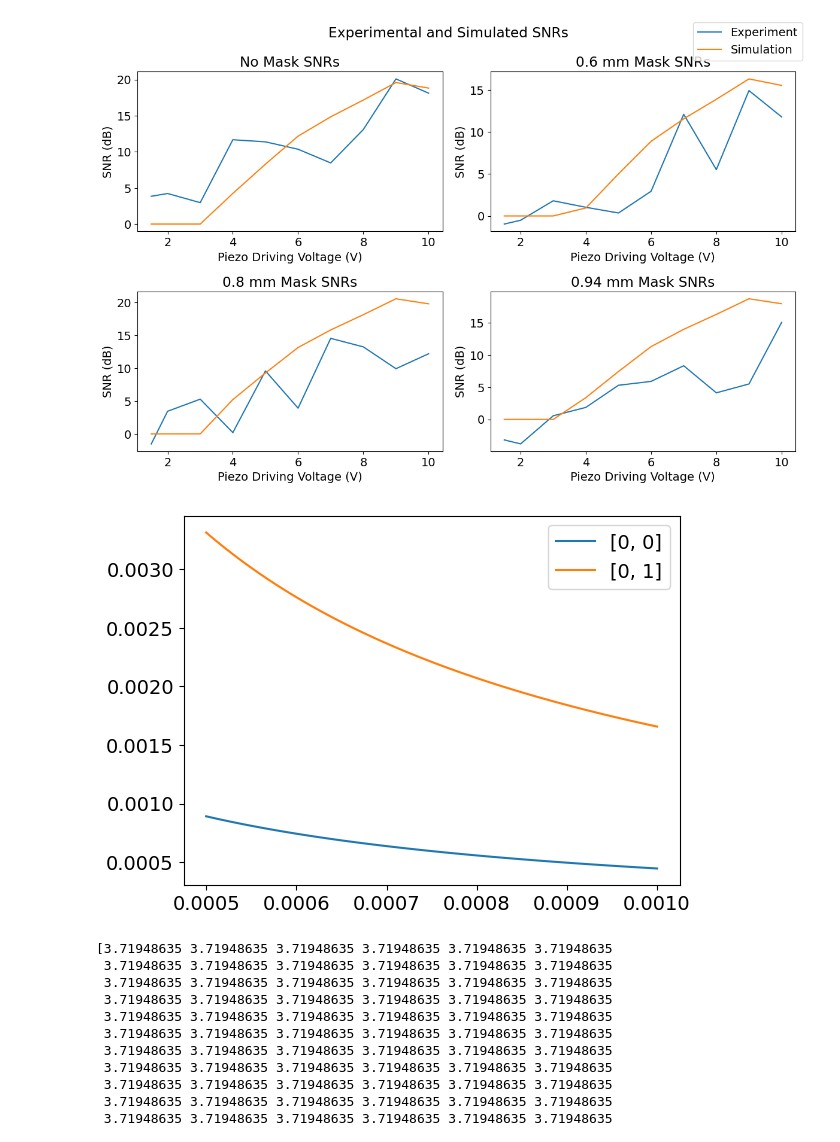
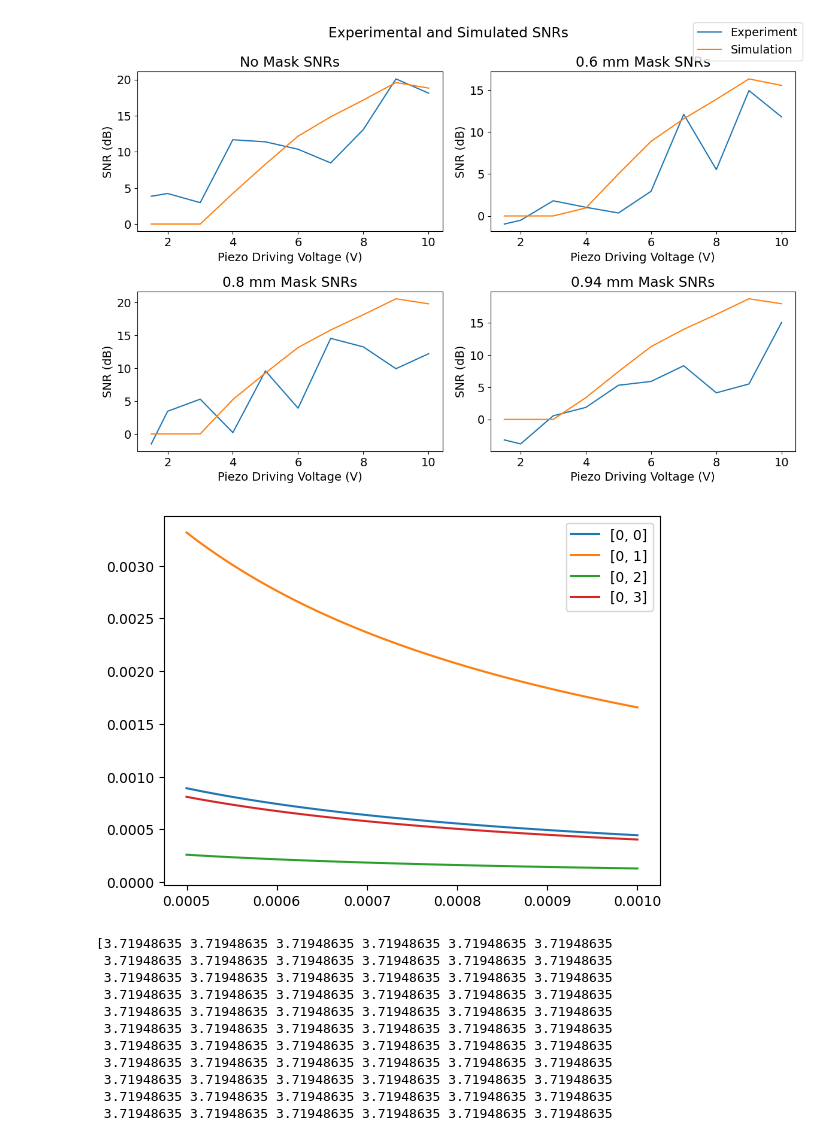
Before and after one commit to morrisonzach/fiber_optic_acoustics, a Jupyter notebook: report_graphs.ipynb, the cells around one changed output. Cells and saved outputs as stored; diff of their text form; code cells hidden in the pictures.

```diff
--- a/report_graphs.ipynb
+++ b/report_graphs.ipynb
@@ -138,4 +145,4 @@ plt.tight_layout(pad = 2)
 voltages = [1.5, 2, 3, 4, 5, 6, 7, 8, 9, 10]
 mask_size = ["no", "0.6mm", "0.8mm", "0.94mm"]
 bundl = syst("laser", [f"../data/20260821/20mW_{mask_size[i]}Mask_{voltages[j]}V/iter_0.tdms" for i in range(len(mask_size)) for j in range(len(voltages))], channel = "X", set_data = True)
-noise = syst("noise", [f"../data/20260821/20mW_{mask_size[i]}Mask_noise/iter0.tdms" for i in range(len(mask_size))], channel = "X", set_data = True)
+noise = syst("noise", [f"../data/20260821/20mW_{mask_size[i]}Mask_noise/iter_0.tdms" for i in range(len(mask_size))], channel = "X", set_data = True)
@@ -681,35 +763,35 @@ def diffmap(mu, r, gap, mode, waist, w, targ_power, mux):
             )
             return x_power * (grad_at_edge * w) * muy
 
     return jax.vmap(diff)(mu)
 
 gaps = np.linspace(0.5e-3, 1e-3, 100)
-modes = [[0, 0], [0, 1]]
+modes = [[0, 0], [0, 1], [0, 2], [0, 3]]
 gaps_diffs_waists = []
 for mode in modes:
     g_d = []
     for gap in gaps:
         if mode == [0, 0]:
             waist = gap
         else:
             waist = gap / 2.134
         targ_power = 20
         mux = 0
         amp = 0.46e-9
         z = 0
         w = waist * jnp.sqrt(1 + jnp.power(z / (jnp.pi * waist * 2 * 1 / 657e-9), 2))
         r = 5 * w
         p = targ_power / (lsum(0, r, gap, mode, waist, w, targ_power, mux) / targ_power)
         # print(p)
         # p = targ_power
         g_d.append([gap, diff(amp, r, gap, mode, waist, w, p, mux) - diff(-amp, r, gap, mode, waist, w, p, mux), p])
     gaps_diffs_waists.append(g_d)
     g_d = np.array(g_d)
     plt.plot(g_d[:, 0], g_d[:, 1], label = f"{mode}")
 plt.legend()
 plt.show()
 # %% [output]
-[figure, old version]
+[figure, new version]
 # %%
 gaps_diffs_waists = np.array(gaps_diffs_waists)
 print(gaps_diffs_waists[1][:, 1] / gaps_diffs_waists[0][:, 1])
```
Also changed, not shown: parts of 8 cells of this notebook, 1 other file.
